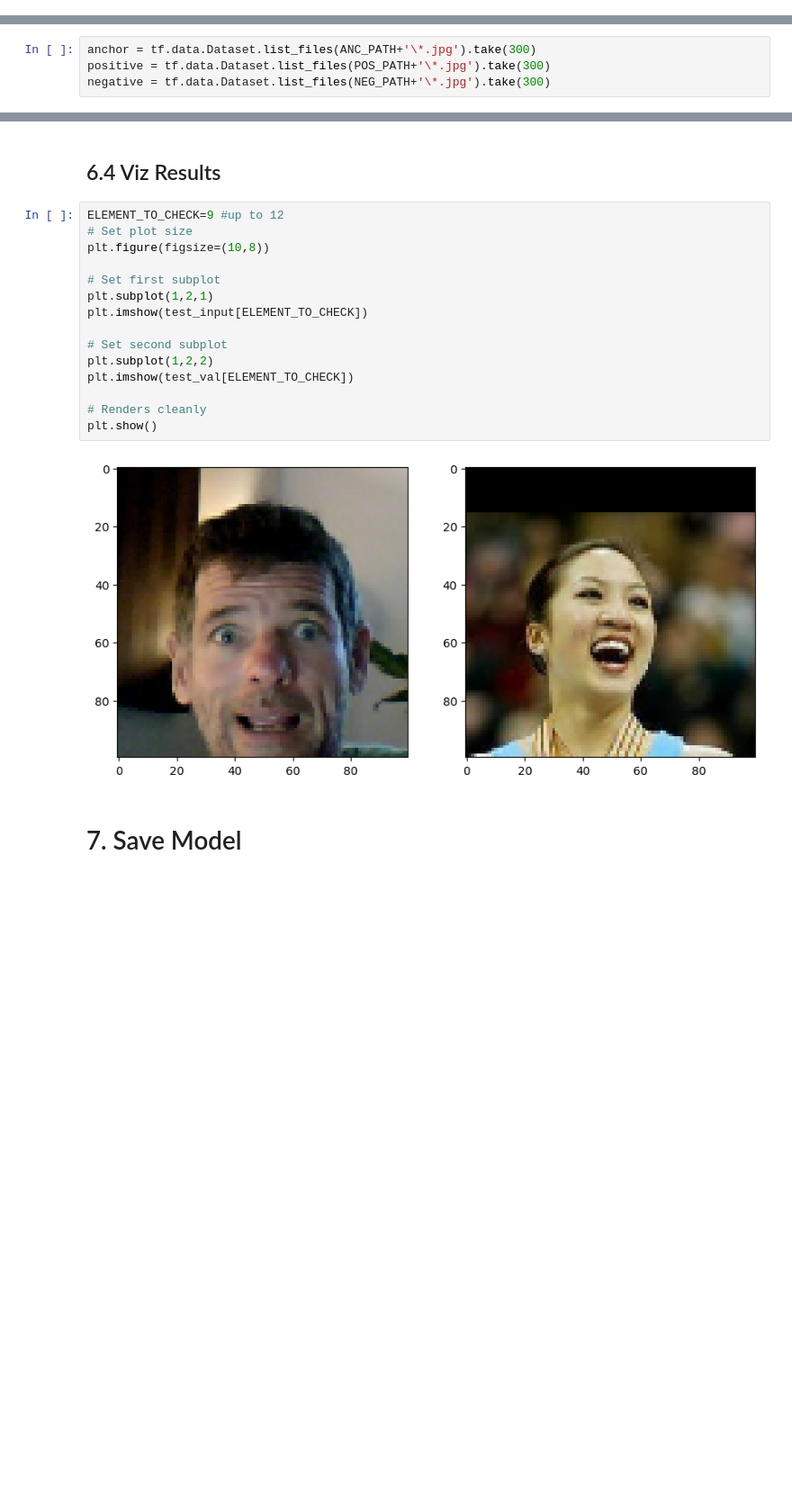
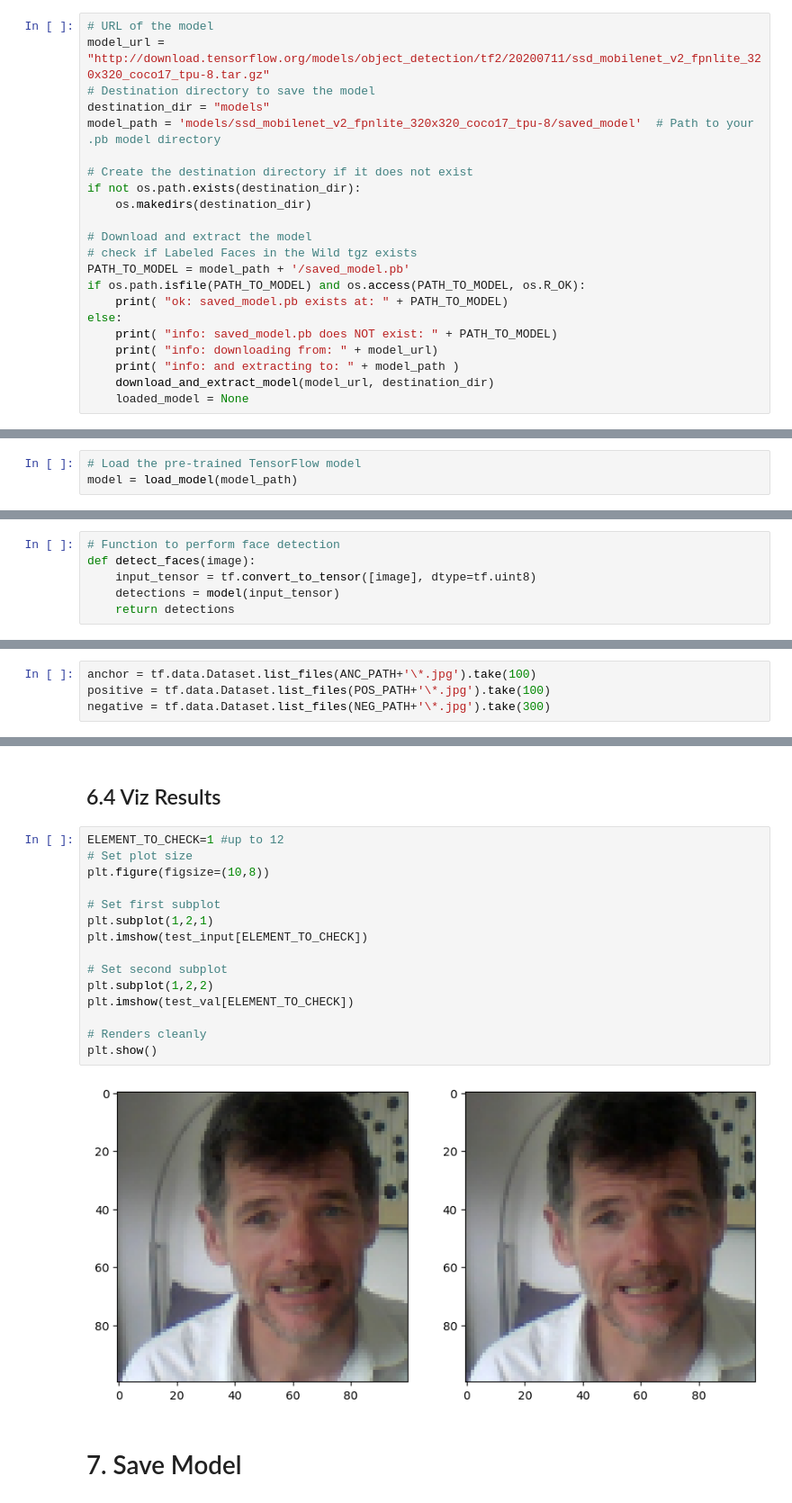
Before and after one commit to billmcnamara/FaceRecognition, a Jupyter notebook: Facial Verification with a Siamese Network - Final.ipynb, the cells around one changed output, grey strips where cells are left out. Shown at 90% size. Cells and saved outputs as stored; diff of their text form; blank space fills up the shorter version.

```diff
--- a/Facial Verification with a Siamese Network - Final.ipynb
+++ b/Facial Verification with a Siamese Network - Final.ipynb
@@ -113,0 +172,22 @@ elif ( file_count == MINIMUM_SIZE):
+# %%
+# URL of the model
+model_url = "http://download.tensorflow.org/models/object_detection/tf2/20200711/ssd_mobilenet_v2_fpnlite_320x320_coco17_tpu-8.tar.gz"
+# Destination directory to save the model
+destination_dir = "models"
+model_path = 'models/ssd_mobilenet_v2_fpnlite_320x320_coco17_tpu-8/saved_model'  # Path to your .pb model directory
+
+# Create the destination directory if it does not exist
+if not os.path.exists(destination_dir):
+    os.makedirs(destination_dir)
+
+# Download and extract the model
+# check if Labeled Faces in the Wild tgz exists
+PATH_TO_MODEL = model_path + '/saved_model.pb'
+if os.path.isfile(PATH_TO_MODEL) and os.access(PATH_TO_MODEL, os.R_OK):
+    print( "ok: saved_model.pb exists at: " + PATH_TO_MODEL)
+else:
+    print( "info: saved_model.pb does NOT exist: " + PATH_TO_MODEL)
+    print( "info: downloading from: " + model_url)
+    print( "info: and extracting to: " + model_path )
+    download_and_extract_model(model_url, destination_dir)
+    loaded_model = None
@@ -113,0 +196,3 @@ elif ( file_count == MINIMUM_SIZE):
+# %%
+# Load the pre-trained TensorFlow model
+model = load_model(model_path)
@@ -114 +202,7 @@ elif ( file_count == MINIMUM_SIZE):
+# %%
+# Function to perform face detection
+def detect_faces(image):
+    input_tensor = tf.convert_to_tensor([image], dtype=tf.uint8)
+    detections = model(input_tensor)
+    return detections
 # %% [markdown]
@@ -247,8 +363,8 @@ for image in augmented_images:
 # %% [markdown]
 ## 3.1 Get Image Directories
 # %%
-anchor = tf.data.Dataset.list_files(ANC_PATH+'\*.jpg').take(300)
-positive = tf.data.Dataset.list_files(POS_PATH+'\*.jpg').take(300)
+anchor = tf.data.Dataset.list_files(ANC_PATH+'\*.jpg').take(100)
+positive = tf.data.Dataset.list_files(POS_PATH+'\*.jpg').take(100)
 negative = tf.data.Dataset.list_files(NEG_PATH+'\*.jpg').take(300)
 # %%
 dir_test_anchor = anchor.as_numpy_iterator()
@@ -957,22 +1076,22 @@ print(r.result().numpy(), p.result().numpy())
 # %% [markdown]
 ## 6.4 Viz Results
 # %%
-ELEMENT_TO_CHECK=9 #up to 12
+ELEMENT_TO_CHECK=1 #up to 12
 # Set plot size
 plt.figure(figsize=(10,8))
 
 # Set first subplot
 plt.subplot(1,2,1)
 plt.imshow(test_input[ELEMENT_TO_CHECK])
 
 # Set second subplot
 plt.subplot(1,2,2)
 plt.imshow(test_val[ELEMENT_TO_CHECK])
 
 # Renders cleanly
 plt.show()
 # %% [output]
-[figure, old version]
+[figure, new version]
 # %% [markdown]
 # 7. Save Model
 # %%
```
Also changed, not shown: parts of 67 cells of this notebook.
